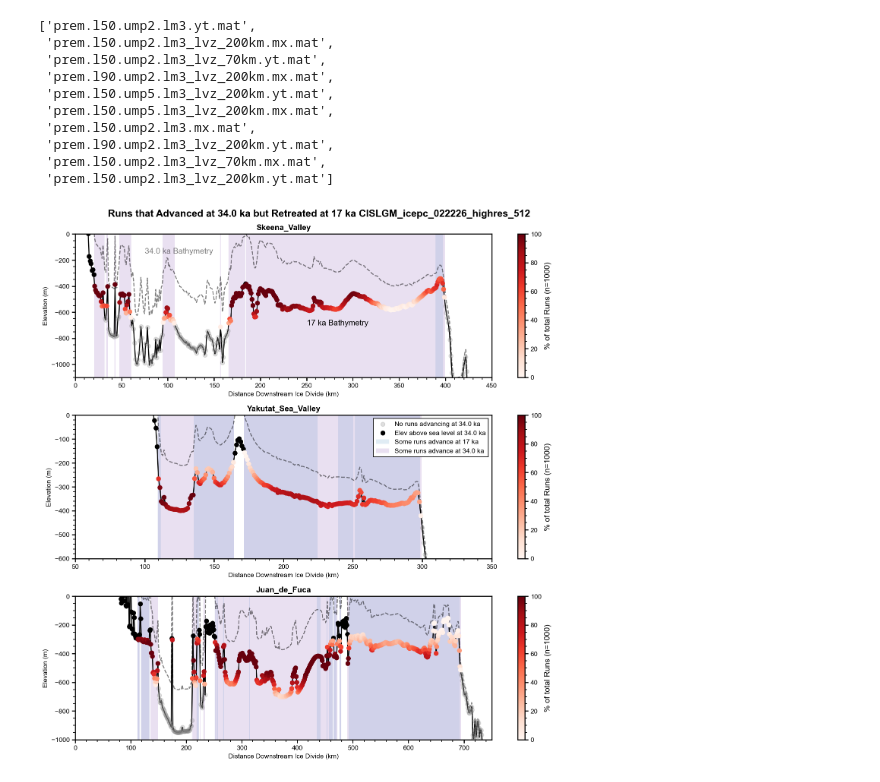
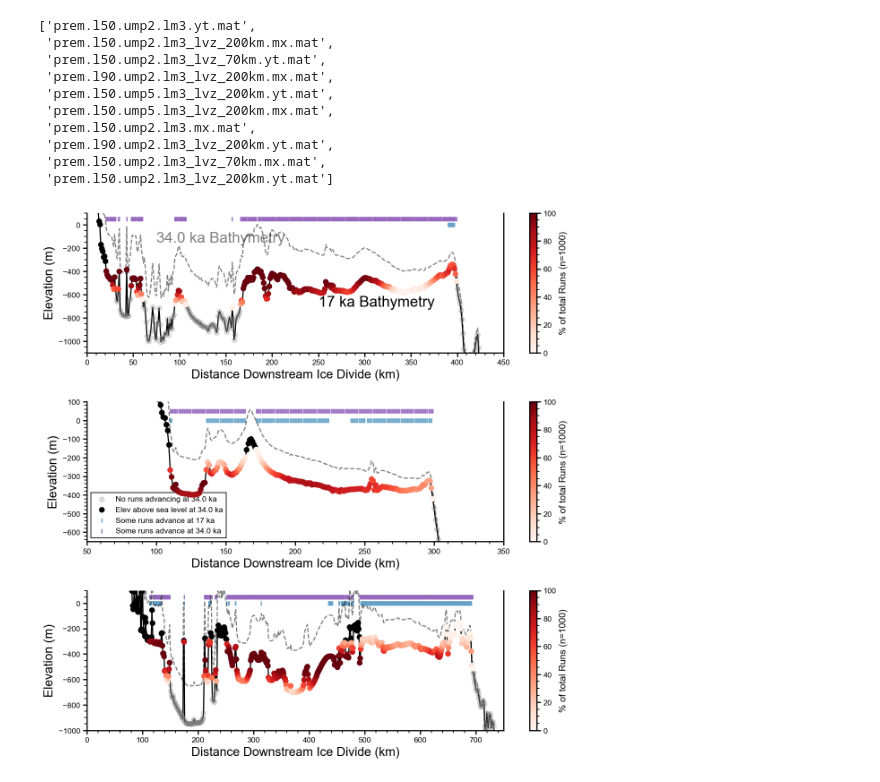
Before and after one commit to SamKodama/cordilleranDeglacial, a Jupyter notebook: code/notebooks/figure_delGLFlux.ipynb, the cells around one changed output. Cells and saved outputs as stored; diff of their text form; code cells hidden in the pictures.

Commit message:
v3 figures

```diff
--- a/code/notebooks/figure_delGLFlux.ipynb
+++ b/code/notebooks/figure_delGLFlux.ipynb
@@ -61,8 +61,8 @@ earth_models = ['prem.l50.ump2.lm3_lvz_200km.yt.mat']
 # for em in love_num_names:
 #     earth_models = [em]
 
-ymins = [-1100, -600, -1000]
-ymaxs = [0, 0, 0]
+ymins = [-1100, -650, -1000]
+ymaxs = [100, 100, 100]
 xmins = [0,50,0]
 xmaxs = [450,350,750]
 
@@ -71,7 +71,7 @@ sub_times = [34., 17]
 alphas = [0.5, 1]
 ls = ['dashed', 'solid']
 s = 40
-bf = 10
+bf = 16
 
 fig,ax= plt.subplots(3,1,figsize=(12,12))
 for num,fl in enumerate(flow):
@@ -107,41 +107,43 @@ for num,fl in enumerate(flow):
             pos_gl_flux_end[pos_gl_flux_end == 0] = np.nan
             ### removing locations where start time is above sea level
             pos_gl_flux_end[fl[f"{str(sub_times[0])}ka{lm}"] >= 0] = np.nan
             pos_gl_flux_start[pos_gl_flux_start == 0] = np.nan
             ### remove locations where above sea level
             for t in sub_times:
                 del_gl_flux[fl[f"{str(t)}ka{lm}"] >= 0] = -999
 
             ### plotting retreating
             img = ax[num].scatter(fl['distance'][del_gl_flux!=-999]/1e3, f(fl['distance'][del_gl_flux!=-999]/1e3),zorder=10,s=s, c = del_gl_flux[del_gl_flux!=-999],cmap = 'Reds', vmin = 0, vmax = 100)
             ax[num].scatter(fl['distance'][np.isnan(del_gl_flux)]/1e3, f(fl['distance'][np.isnan(del_gl_flux)]/1e3),zorder=2,s=s, color = 'grey',alpha = 0.25,label = f'No runs advancing at {sub_times[0]} ka')
             ax[num].scatter(fl['distance'][del_gl_flux == -999]/1e3, f(fl['distance'][del_gl_flux == -999]/1e3),zorder=2,s=s, color = 'black',alpha = 1,label = f'Elev above sea level at {sub_times[0]} ka')
             ### plotting still advancing
             sub_end = np.logical_and(~np.isnan(pos_gl_flux_end),fl[f"{str(sub_times[-1])}ka{lm}"] < 0 )
             sub_start = np.logical_and(~np.isnan(pos_gl_flux_start),fl[f"{str(sub_times[0])}ka{lm}"] < 0 )
             if np.sum(sub_end) != 0:
-                ax[num].bar(fl['distance'][sub_end]/1e3, (np.ones(len(fl['distance'][sub_end]))*-1200), width = 1, alpha = 0.2,label = f'Some runs advance at {sub_times[-1]} ka',zorder=1)
+                ax[num].scatter(fl['distance'][sub_end]/1e3, (np.zeros(len(fl['distance'][sub_end]))), alpha = 1,label = f'Some runs advance at {sub_times[-1]} ka',zorder=1,s=s,marker='|')
             if np.sum(sub_start) !=0:
-                ax[num].bar(fl['distance'][sub_start]/1e3, (np.ones(len(fl['distance'][sub_start]))*-1200), width = 1, alpha = 0.2,label = f'Some runs advance at {sub_times[0]} ka',zorder=1,color='tab:purple')
+                ax[num].scatter(fl['distance'][sub_start]/1e3, (np.ones(len(fl['distance'][sub_start]))*50), alpha = 1,label = f'Some runs advance at {sub_times[0]} ka',zorder=1,color='tab:purple',s=s,marker='|')
 
 
             cbar = plt.colorbar(img, ax=ax[num])
             cbar.set_label(f'% of total Runs (n={N})')
-            ax[num].set_title(titles[num],fontsize=12, weight='bold')
+            # ax[num].set_title(titles[num],fontsize=12, weight='bold')
             ax[num].set_xlabel('Distance Downstream Ice Divide (km)',fontsize=bf)
             ax[num].set_ylabel('Elevation (m)',fontsize=bf)
             ax[num].set_ylim(ymins[num], ymaxs[num])
             ax[num].set_xlim(xmins[num], xmaxs[num])
+            ax[num].spines['top'].set_visible(False)
             if num == 1:
-                ax[num].legend(fontsize=10,loc='upper right')
+                ax[num].legend(fontsize=10,loc='lower left')
 
 ax[0].text(75,-150, f'{sub_times[0]} ka Bathymetry ' ,fontsize=bf*1.2,color='k',alpha = 0.5)
 ax[0].text(250,-700, f'{sub_times[-1]} ka Bathymetry',fontsize=bf*1.2,color='k')
-plt.suptitle(f'Runs that Advanced at {sub_times[0]} ka but Retreated at {sub_times[-1]} ka {ice_hist[0]}',weight = 'bold')
-plt.tight_layout()
-plt.savefig(f'{root}/figures/sf_delGLFlux_{ice_hist[0]}.pdf')
+# plt.suptitle(f'Runs that Advanced at {sub_times[0]} ka but Retreated at {sub_times[-1]} ka {ice_hist[0]}',weight = 'bold')
+# plt.suptitle(f'Runs that Advanced at {sub_times[0]} ka but Retreated at {sub_times[-1]} ka',weight = 'bold')
+plt.subplots_adjust(hspace=0.35)
+plt.savefig(f'{root}/figures/f03_delGLFlux.pdf')
 # %% [output]
-[figure, old version]
+[figure, new version]
 # %%
 ### create fnames for rsl
 flow = [sv, ysv, jdf]
```
Also changed, not shown: 2 other files.
